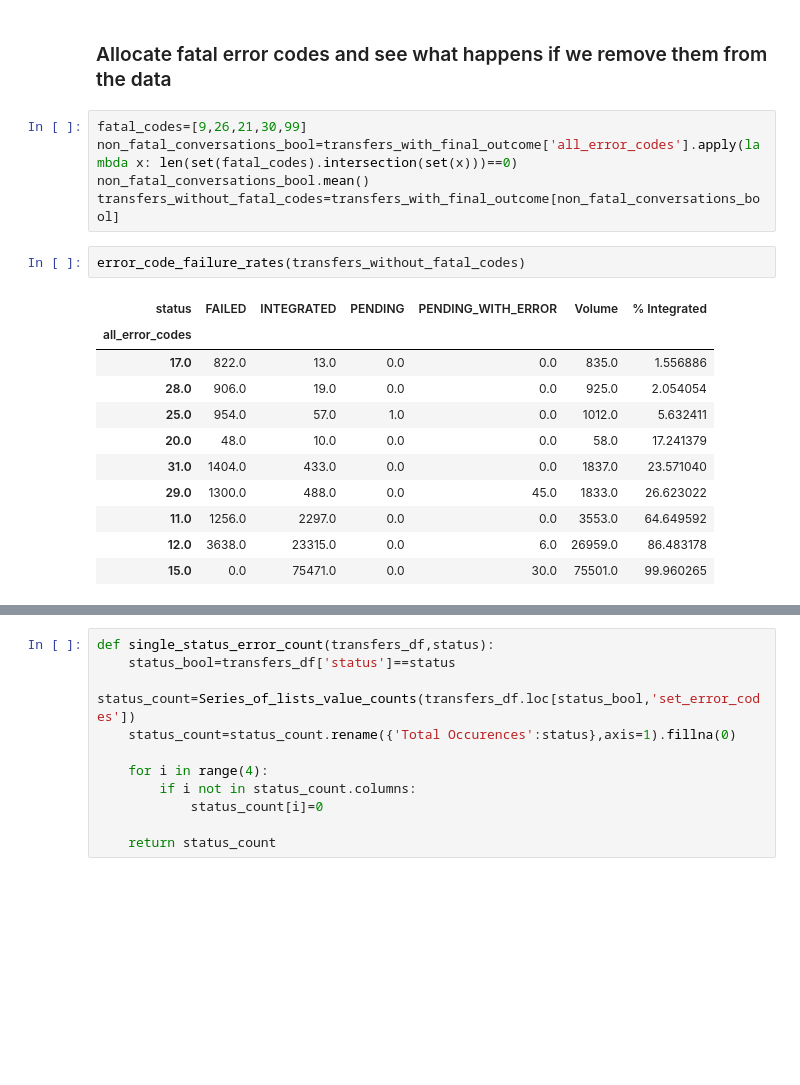
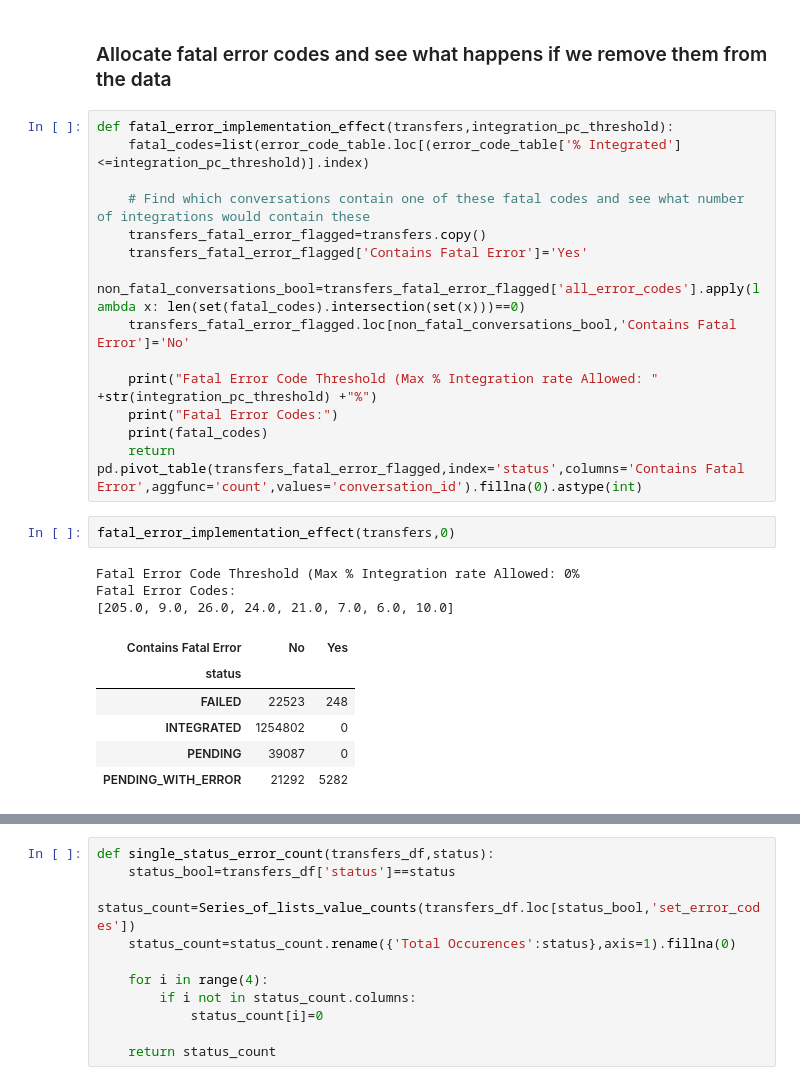
Before and after one commit to nhsconnect/prm-gp2gp-data-sandbox, a Jupyter notebook: notebooks/19-PRMT-1894--fatal-and-non-fatal-error-codes.ipynb, the cells around one changed output, grey strips where cells are left out. Saved outputs shown, nothing was run; the diff lists cells and outputs as text; blank space fills up the shorter version.

```diff
--- a/notebooks/19-PRMT-1894--fatal-and-non-fatal-error-codes.ipynb
+++ b/notebooks/19-PRMT-1894--fatal-and-non-fatal-error-codes.ipynb
@@ -145,21 +149,28 @@ error_code_failure_rates(transfers_with_final_outcome)
 # %% [markdown]
 ### Allocate fatal error codes and see what happens if we remove them from the data
-# %%
-fatal_codes=[9,26,21,30,99]
-non_fatal_conversations_bool=transfers_with_final_outcome['all_error_codes'].apply(lambda x: len(set(fatal_codes).intersection(set(x)))==0)
-non_fatal_conversations_bool.mean()
-transfers_without_fatal_codes=transfers_with_final_outcome[non_fatal_conversations_bool]
-# %%
-error_code_failure_rates(transfers_without_fatal_codes)
-# %% [output]
-| status | FAILED | INTEGRATED | PENDING | PENDING_WITH_ERROR | Volume | % Integrated |
-| all_error_codes |  |  |  |  |  |  |
-| 17.0 | 822.0 | 13.0 | 0.0 | 0.0 | 835.0 | 1.556886 |
-| 28.0 | 906.0 | 19.0 | 0.0 | 0.0 | 925.0 | 2.054054 |
-| 25.0 | 954.0 | 57.0 | 1.0 | 0.0 | 1012.0 | 5.632411 |
-| 20.0 | 48.0 | 10.0 | 0.0 | 0.0 | 58.0 | 17.241379 |
-| 31.0 | 1404.0 | 433.0 | 0.0 | 0.0 | 1837.0 | 23.571040 |
-| 29.0 | 1300.0 | 488.0 | 0.0 | 45.0 | 1833.0 | 26.623022 |
-| 11.0 | 1256.0 | 2297.0 | 0.0 | 0.0 | 3553.0 | 64.649592 |
-| 12.0 | 3638.0 | 23315.0 | 0.0 | 6.0 | 26959.0 | 86.483178 |
-| 15.0 | 0.0 | 75471.0 | 0.0 | 30.0 | 75501.0 | 99.960265 |
+# %%
+def fatal_error_implementation_effect(transfers,integration_pc_threshold):
+    fatal_codes=list(error_code_table.loc[(error_code_table['% Integrated']<=integration_pc_threshold)].index)
+
+    # Find which conversations contain one of these fatal codes and see what number of integrations would contain these
+    transfers_fatal_error_flagged=transfers.copy()
+    transfers_fatal_error_flagged['Contains Fatal Error']='Yes'
+    non_fatal_conversations_bool=transfers_fatal_error_flagged['all_error_codes'].apply(lambda x: len(set(fatal_codes).intersection(set(x)))==0)
+    transfers_fatal_error_flagged.loc[non_fatal_conversations_bool,'Contains Fatal Error']='No'
+
+    print("Fatal Error Code Threshold (Max % Integration rate Allowed: " +str(integration_pc_threshold) +"%")
+    print("Fatal Error Codes:")
+    print(fatal_codes)
+    return pd.pivot_table(transfers_fatal_error_flagged,index='status',columns='Contains Fatal Error',aggfunc='count',values='conversation_id').fillna(0).astype(int)
+# %%
+fatal_error_implementation_effect(transfers,0)
+# %% [output]
+Fatal Error Code Threshold (Max % Integration rate Allowed: 0%
+Fatal Error Codes:
+[205.0, 9.0, 26.0, 24.0, 21.0, 7.0, 6.0, 10.0]
+| Contains Fatal Error | No | Yes |
+| status |  |  |
+| FAILED | 22523 | 248 |
+| INTEGRATED | 1254802 | 0 |
+| PENDING | 39087 | 0 |
+| PENDING_WITH_ERROR | 21292 | 5282 |
```
Also changed, not shown: parts of 12 cells of this notebook.
